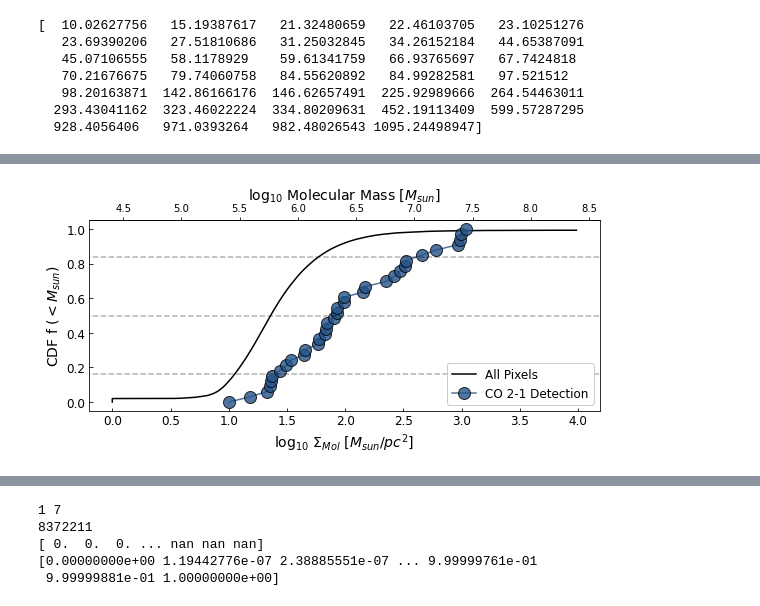
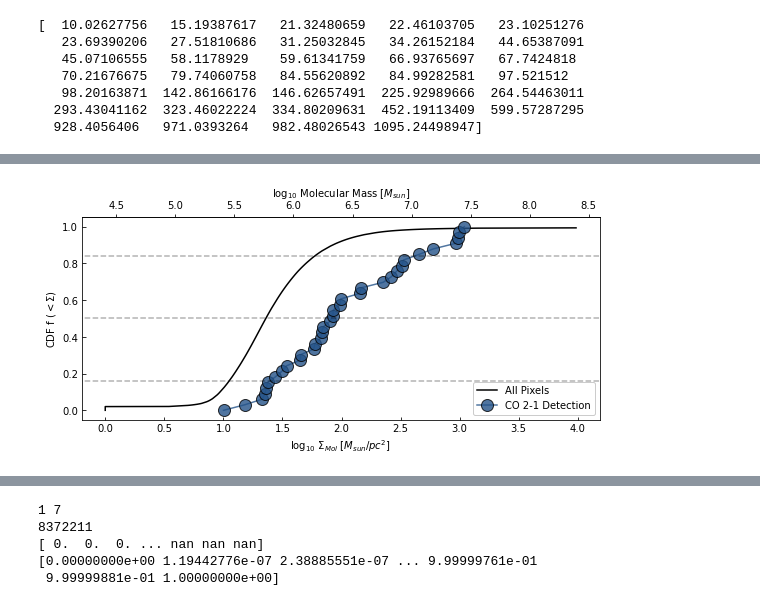
Before and after one commit to NessMayker/SNeCO, a Jupyter notebook: Code/3.2b_Plots_CDFs_150pc.ipynb, the cells around one changed output, grey strips where cells are left out. Saved outputs shown, nothing was run; the diff lists cells and outputs as text; code cells hidden in the pictures.

```diff
--- a/Code/3.2b_Plots_CDFs_150pc.ipynb
+++ b/Code/3.2b_Plots_CDFs_150pc.ipynb
@@ -236,27 +234,27 @@ CDFlogAPIDetections, yLogAPIDetections = makeCDF(logAPIDetections, min=0)
-# %%
-# plot detections only CDF
-fig, axs = plt.subplots(1,1)
-fig.set_figheight(4)
-fig.set_figwidth(8)
-axs.plot(CDFlogAPIDetections, yLogAPIDetections, color = 'black', linestyle = '-', label = 'All Pixels')
-axs.plot(CDFlogDetections, yLogDetections, marker = 'o', ms = ms, color = darkblue,mec='black', alpha = 0.8, label="CO 2-1 Detection")
-axs.axhline(y=0.16, xmin=-0.3, xmax = 1, ls = '--', color = 'k', alpha = 0.3)
-axs.axhline(y=0.50, xmin=-0.3, xmax = 1, ls = '--', color = 'k', alpha = 0.3)
-axs.axhline(y=0.84, xmin=-0.3, xmax = np.log10(CDFdetection_mgsd_mda[-1]+100), ls = '--', color = 'k', alpha = 0.3)
-axs.set_xlabel(r'$\log_{10}$ $\Sigma_{Mol}$ $[M_{sun}/pc^2]$', fontsize = fs)
-axs.set_ylabel(r'CDF f $ (< M_{sun} $)', fontsize = fs)
-secax = axs.secondary_xaxis('top', functions=(mgsd2mass, mass2mgsd))
-secax.set_xlabel(r'$\log_{10}$ Molecular Mass [$M_{sun}$]', fontsize = fs)
-# axs.set_xlim(4.25, 7.75)
-# axs.set_ylim(-0.1, 1.1)
-axs.legend(frameon=True,loc='lower right', fontsize = 12,facecolor='white', framealpha=1)
-axs.tick_params(axis='both', direction = "in", labelsize = 12)
-plt.tight_layout()
-plt.savefig('../Figures/CDF150pcOnlyDetections.png', dpi=300)
-plt.show()
-plt.close()
-# %% [output]
-[figure, removed]
+# %%
+# plot detections only CDF
+fig, axs = plt.subplots(1,1)
+fig.set_figheight(4)
+fig.set_figwidth(8)
+axs.plot(CDFlogAPIDetections, yLogAPIDetections, color = 'black', linestyle = '-', label = 'All Pixels')
+axs.plot(CDFlogDetections, yLogDetections, marker = 'o', ms = ms, color = darkblue,mec='black', alpha = 0.8, label="CO 2-1 Detection")
+axs.axhline(y=0.16, xmin=-0.3, xmax = 1, ls = '--', color = 'k', alpha = 0.3)
+axs.axhline(y=0.50, xmin=-0.3, xmax = 1, ls = '--', color = 'k', alpha = 0.3)
+axs.axhline(y=0.84, xmin=-0.3, xmax = np.log10(CDFdetection_mgsd_mda[-1]+100), ls = '--', color = 'k', alpha = 0.3)
+axs.set_xlabel(r'$\log_{10}$ $\Sigma_{Mol}$ $[M_{sun}/pc^2]$')
+axs.set_ylabel(r'CDF f $ (< \Sigma $)')
+secax = axs.secondary_xaxis('top', functions=(mgsd2mass, mass2mgsd))
+secax.set_xlabel(r'$\log_{10}$ Molecular Mass [$M_{sun}$]')
+# axs.set_xlim(4.25, 7.75)
+# axs.set_ylim(-0.1, 1.1)
+axs.legend(frameon=True,loc='lower right',facecolor='white', framealpha=1)
+axs.tick_params(axis='both', direction = "in")
+plt.tight_layout()
+plt.savefig('../Figures/CDF150pcOnlyDetections.png', dpi=300)
+plt.show()
+plt.close()
+# %% [output]
+[figure, added]
 # %%
 # Single Plot Sun+20 Alpha - All Types!
 
```
Also changed, not shown: parts of 4 cells of this notebook, 5 other files.
